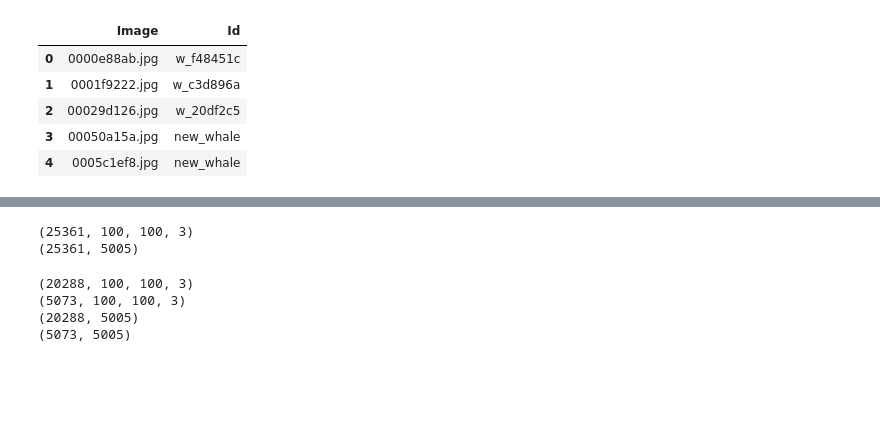
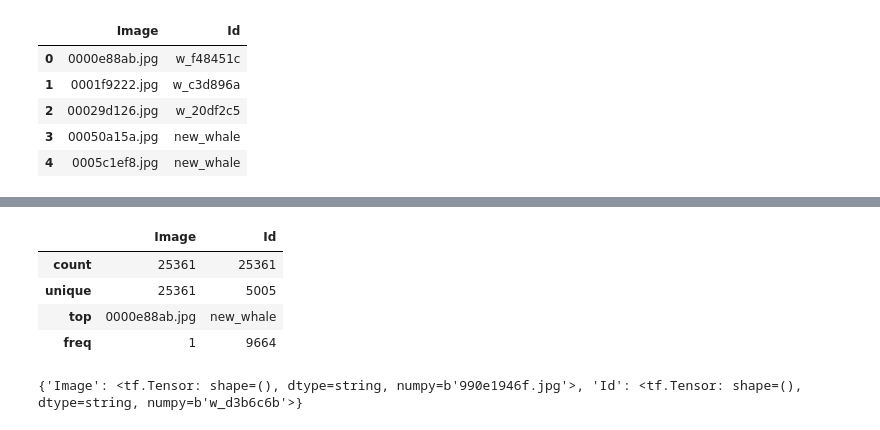
Before and after one commit to silvererudite/30-for-30-ml-projects, a Jupyter notebook: vision_understanding/identify-humpback-whale.ipynb, the cells around one changed output, grey strips where cells are left out. Cells and saved outputs as stored; diff of their text form; code cells hidden in the pictures; blank space fills up the shorter version.

Commit message:
Kaggle Notebook | identify-humpback-whale | Version 4

```diff
--- a/vision_understanding/identify-humpback-whale.ipynb
+++ b/vision_understanding/identify-humpback-whale.ipynb
@@ -118,17 +72,8 @@ y, label_encoder = prepare_labels(train_df['Id'])
-# %%
-print(X.shape)
-print(y.shape)
-# %% [output]
-(25361, 100, 100, 3)
-(25361, 5005)
-# %%
-X, X_val, y, y_val = train_test_split(X, y, test_size=0.2, random_state=42, shuffle=True, )
-print(X.shape)
-print(X_val.shape)
-print(y.shape)
-print(y_val.shape)
-# %% [output]
-(20288, 100, 100, 3)
-(5073, 100, 100, 3)
-(20288, 5005)
-(5073, 5005)
+# %%
+train_df.describe()
+# %% [output]
+|  | Image | Id |
+| count | 25361 | 25361 |
+| unique | 25361 | 5005 |
+| top | 0000e88ab.jpg | new_whale |
+| freq | 1 | 9664 |
@@ -134,0 +85,6 @@ print(y_val.shape)
+# %%
+for batch in train_ds:
+    print(batch)
+    break
+# %% [output]
+{'Image': <tf.Tensor: shape=(), dtype=string, numpy=b'990e1946f.jpg'>, 'Id': <tf.Tensor: shape=(), dtype=string, numpy=b'w_d3b6c6b'>}
```
Also changed, not shown: parts of 14 cells of this notebook.
